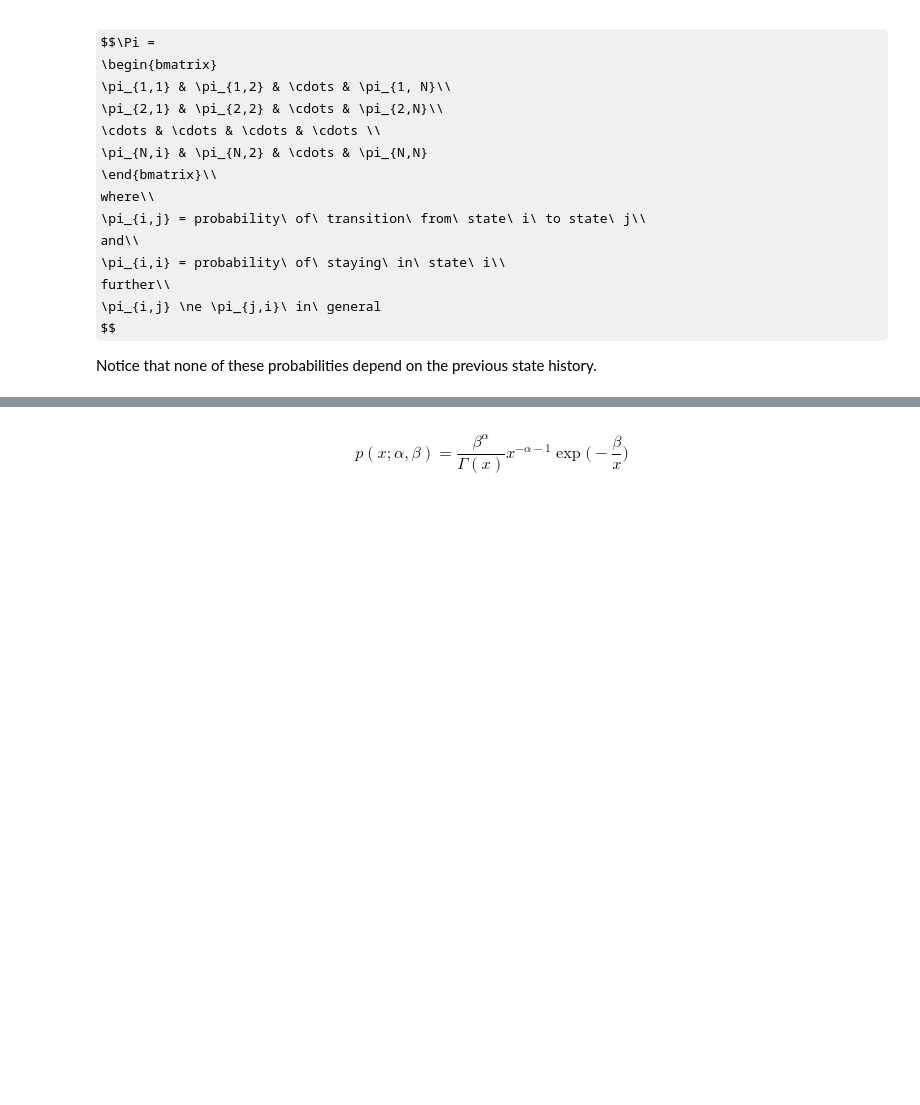
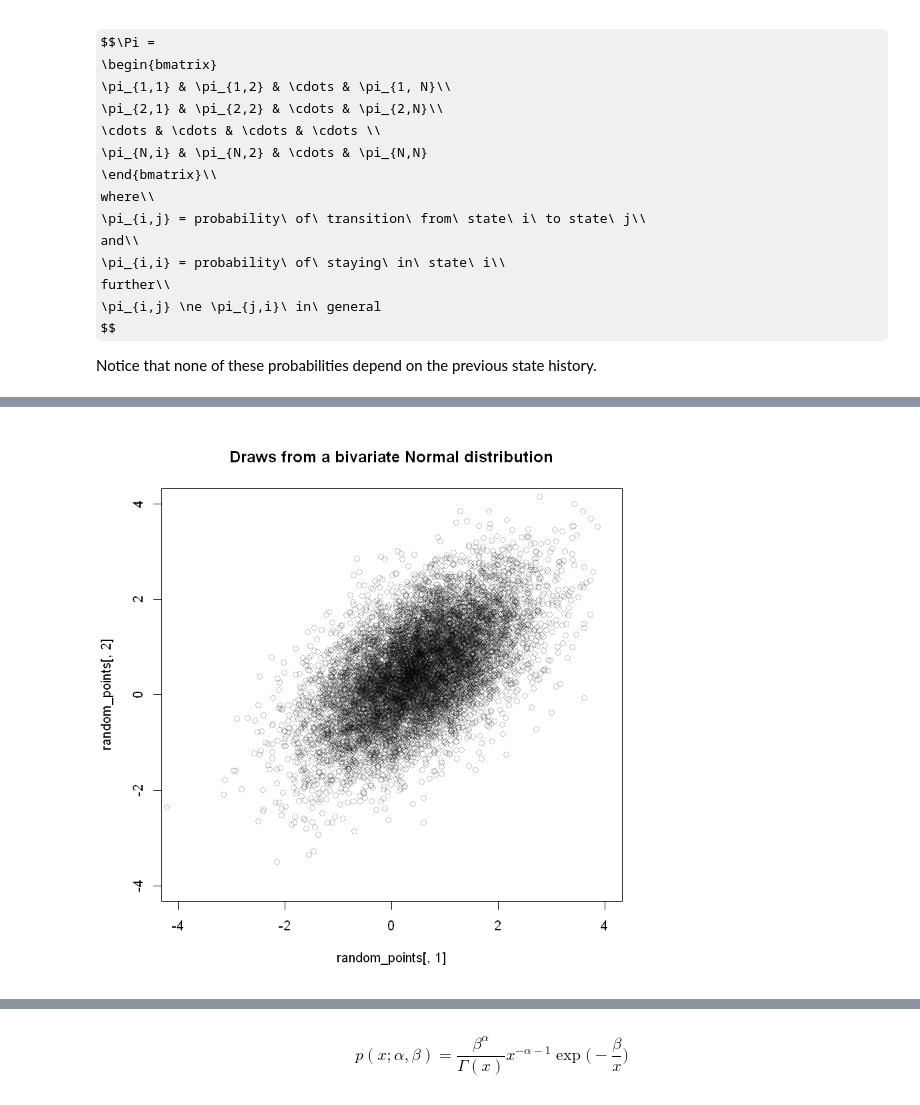
Before and after one commit to StephenElston/DataScience350, a Jupyter notebook: Lecture9/BayesModels2.ipynb, the cells around one changed output, grey strips where cells are left out. Cells and saved outputs as stored; diff of their text form; code cells hidden in the pictures; some formulas as TeX source; blank space fills up the shorter version.

```diff
--- a/Lecture9/BayesModels2.ipynb
+++ b/Lecture9/BayesModels2.ipynb
@@ -128,0 +118,7 @@ If s is too big, get large jumps and slow convergence
+# %%
+library(MASS)
+random_points = mvrnorm(10000, mu=c(0.5,0.5), Sigma=matrix(c(1,0.6,0.6,1), nrow=2))
+plot(random_points[,1], random_points[,2], xlim=c(-4,4), ylim=c(-4,4), col=rgb(0,0,0,0.25),
+     main = 'Draws from a bivariate Normal distribution')
+# %% [output]
+[figure, added]
```
Also changed, not shown: parts of 33 cells of this notebook, 5 other files.
